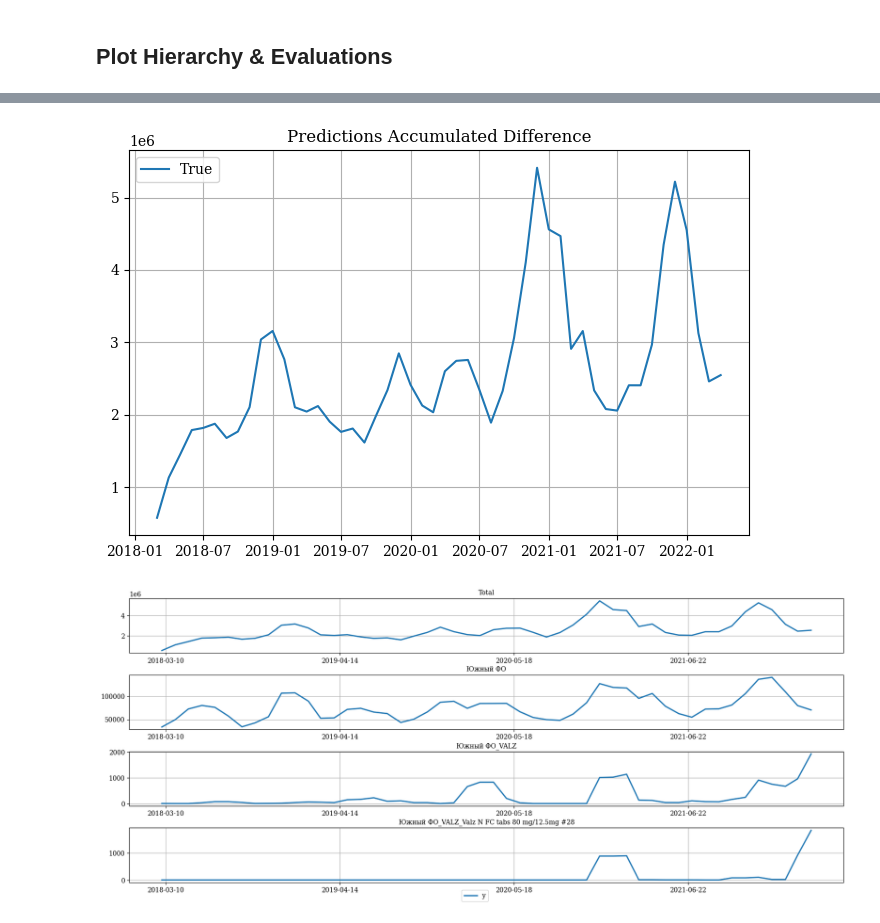
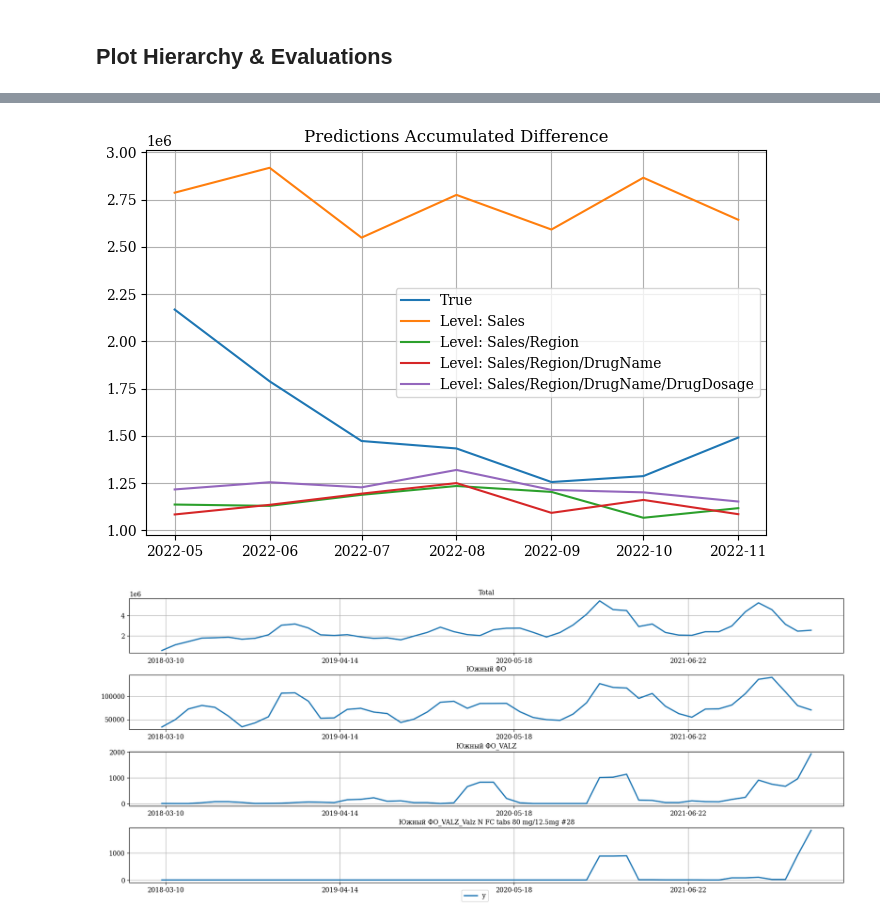
Before and after one commit to ariellubonja/hierarchical-time-series, a Jupyter notebook: hierarchical_ts.ipynb, the cells around one changed output, grey strips where cells are left out. Cells and saved outputs as stored; diff of their text form; code cells hidden in the pictures.

Commit message:
Added plot with Prediction gap

```diff
--- a/hierarchical_ts.ipynb
+++ b/hierarchical_ts.ipynb
@@ -389,0 +441,5 @@ Observe that the nonnegative reconciliation method performs better that its unco
+# %%
+a = Y_test_df.sort_index()#.sort_values(by='ds', ascending=True)
+b = Y_rec_df[['ETS', 'Naive', 'ETS/BottomUp', 'Naive/BottomUp']].sort_index()#.sort_values(by='ds', ascending=True)#.drop(columns=['ds'])
+
+b
@@ -389,0 +461,6 @@ Observe that the nonnegative reconciliation method performs better that its unco
+# %%
+merged_test_preds_df = pd.concat([a, b], axis=1)
+# merged_test_preds_df
+# %%
+merged_test_preds_df = merged_test_preds_df.sort_values(by='ds', ascending=True)
+merged_test_preds_df
@@ -390,9 +482,9 @@ Observe that the nonnegative reconciliation method performs better that its unco
 # %%
 hplt = HierarchicalPlot(S=S_df, tags=tags)
 
-hplt.plot_hierarchical_predictions_gap(Y_df=Y_train_df)
+hplt.plot_hierarchical_predictions_gap(Y_df=merged_test_preds_df, models = 'ETS')#['ETS', 'Naive', 'ETS/BottomUp', 'Naive/BottomUp'])
 # %% [output]
-[figure, old version]
+[figure, new version]
 # %%
 hplt.plot_hierarchically_linked_series(bottom_series='Южный ФО_VALZ_Valz N FC tabs 80 mg/12.5mg #28', Y_df=Y_train_df)
 # %% [output]
```
Also changed, not shown: parts of 5 cells of this notebook.
